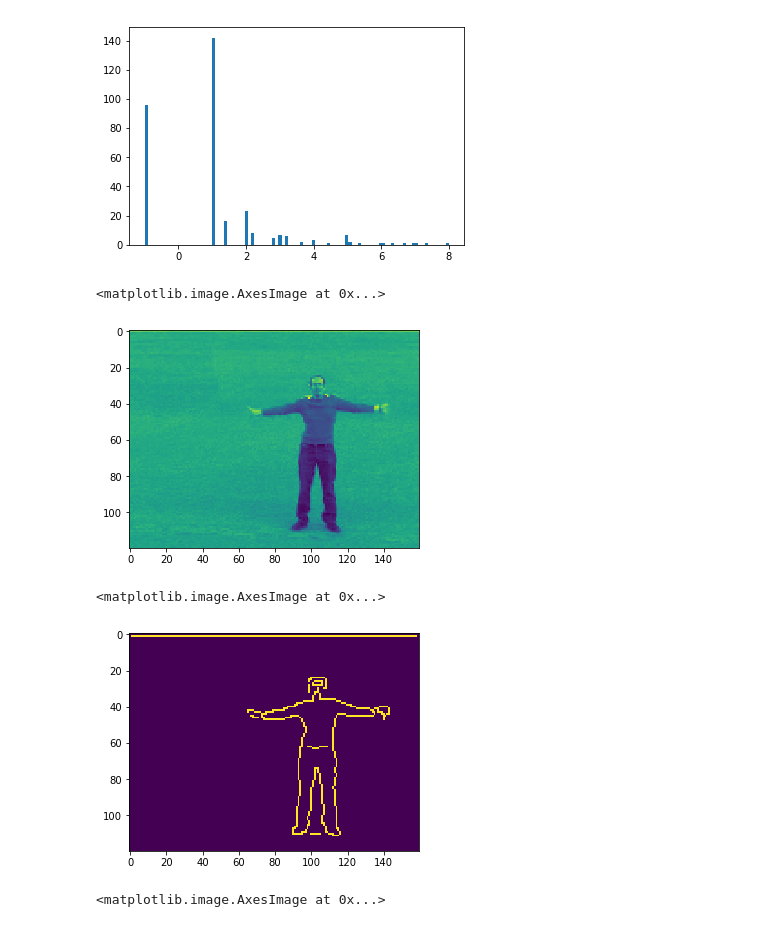
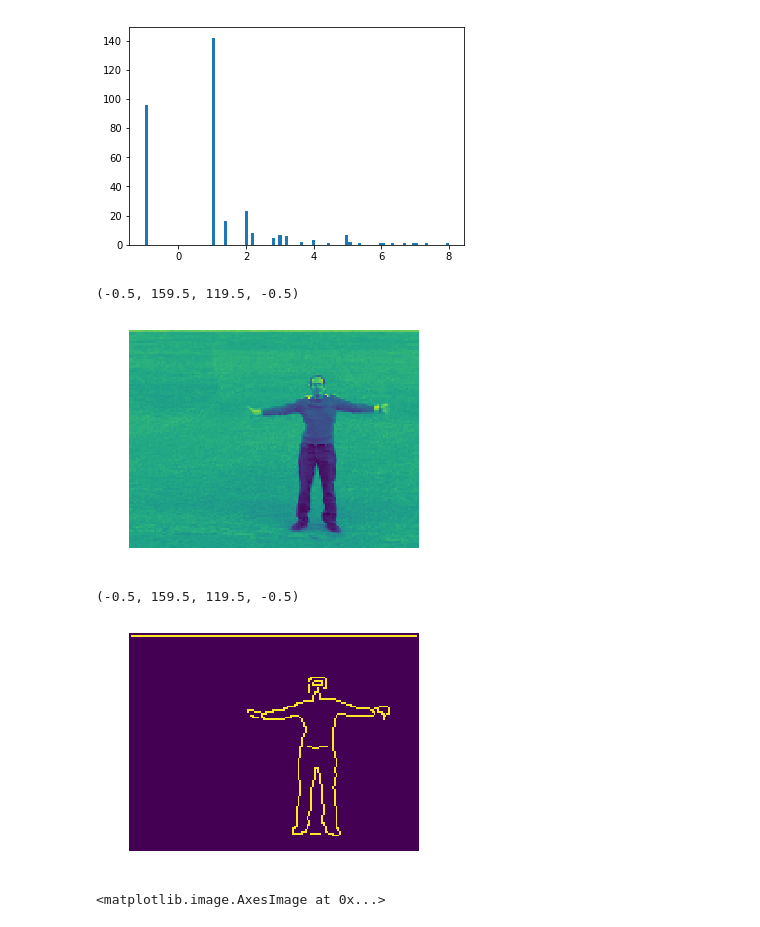
Before and after one commit to femelo/MIT-Picture, a Jupyter notebook: demos/3dvision/human_pose/distance_experiments.ipynb, the cells around one changed output. Cells and saved outputs as stored; diff of their text form; code cells hidden in the pictures.

```diff
--- a/demos/3dvision/human_pose/distance_experiments.ipynb
+++ b/demos/3dvision/human_pose/distance_experiments.ipynb
@@ -168,16 +189,18 @@ obs_fname = "examples/small/12.png"
 obs_image = scpy.imread(obs_fname,True)/255.
 # %%
 plt.imshow(obs_image)
+plt.axis('off')
 # %% [output]
-<matplotlib.image.AxesImage at 0x...>
+(-0.5, 159.5, 119.5, -0.5)
-[figure, old version]
+[figure, new version]
 # %%
 obs_canny = edge.canny(obs_image)
 # %%
 plt.imshow(obs_canny)
+plt.axis('off')
 # %% [output]
-<matplotlib.image.AxesImage at 0x...>
+(-0.5, 159.5, 119.5, -0.5)
-[figure, old version]
+[figure, new version]
 # %%
 plt.imshow(scp_morph.distance_transform_edt(np.invert(obs_canny)))
 # %% [output]
```
Also changed, not shown: parts of 4 cells of this notebook.
